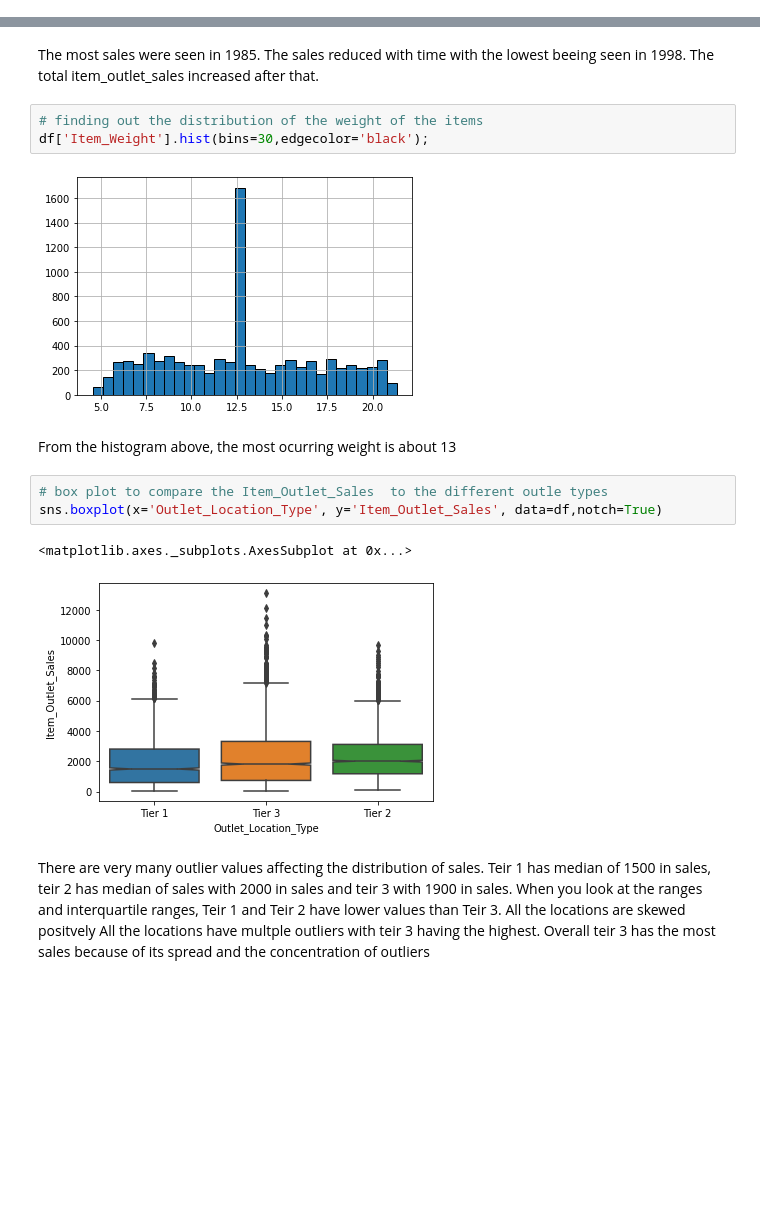
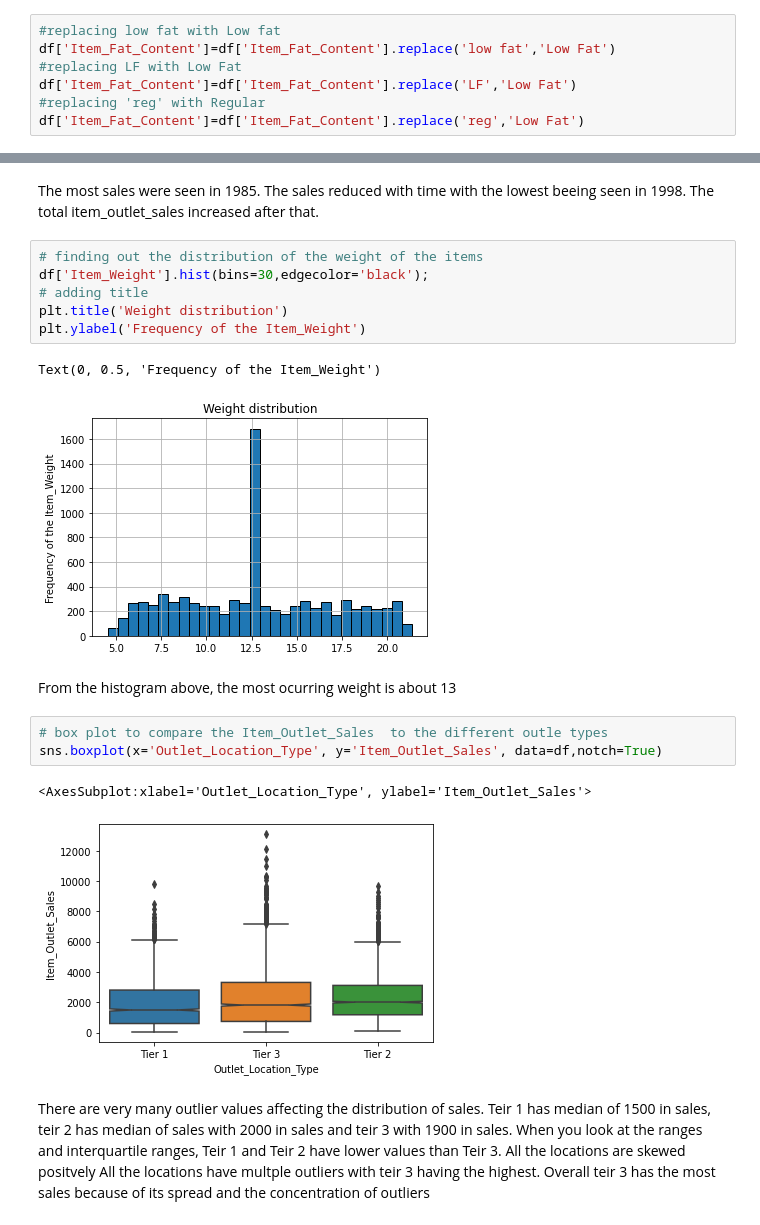
Before and after one commit to Gloria-L19/Sales_prediction, a Jupyter notebook: Salesprediction.ipynb, the cells around one changed output, grey strips where cells are left out. Saved outputs shown, nothing was run; the diff lists cells and outputs as text; blank space fills up the shorter version.

```diff
--- a/Salesprediction.ipynb
+++ b/Salesprediction.ipynb
@@ -90,3 +95,10 @@ I chose to use mean to replace the missing data in 'Item Weight' because the dat
+# %%
+#replacing low fat with Low fat
+df['Item_Fat_Content']=df['Item_Fat_Content'].replace('low fat','Low Fat')
+#replacing LF with Low Fat
+df['Item_Fat_Content']=df['Item_Fat_Content'].replace('LF','Low Fat')
+#replacing 'reg' with Regular
+df['Item_Fat_Content']=df['Item_Fat_Content'].replace('reg','Low Fat')
 # %%
 # mode for Outlet_Size
 mode_Outlet_Size=df['Outlet_Size'].mode()[0]
@@ -179,15 +191,19 @@ The most sales were seen in 1985. The sales reduced with time with the lowest be
 # %%
 # finding out the distribution of the weight of the items
 df['Item_Weight'].hist(bins=30,edgecolor='black');
+# adding title
+plt.title('Weight distribution')
+plt.ylabel('Frequency of the Item_Weight')
 # %% [output]
+Text(0, 0.5, 'Frequency of the Item_Weight')
-[figure, old version]
+[figure, new version]
 # %% [markdown]
 From the histogram above, the most ocurring weight is about 13
 # %%
 # box plot to compare the Item_Outlet_Sales  to the different outle types
 sns.boxplot(x='Outlet_Location_Type', y='Item_Outlet_Sales', data=df,notch=True)
 # %% [output]
-<matplotlib.axes._subplots.AxesSubplot at 0x...>
+<AxesSubplot:xlabel='Outlet_Location_Type', ylabel='Item_Outlet_Sales'>
 [figure]
 # %% [markdown]
 There are very many outlier values affecting the distribution of sales.
```
Also changed, not shown: parts of 6 cells of this notebook.
